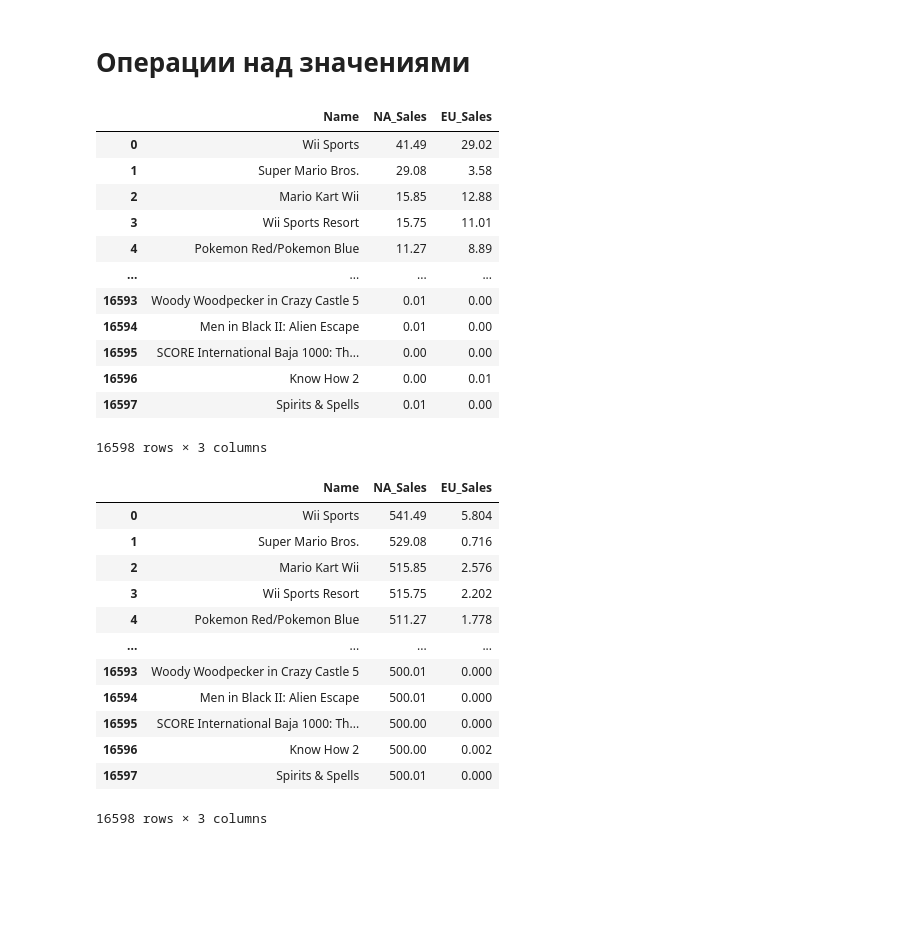
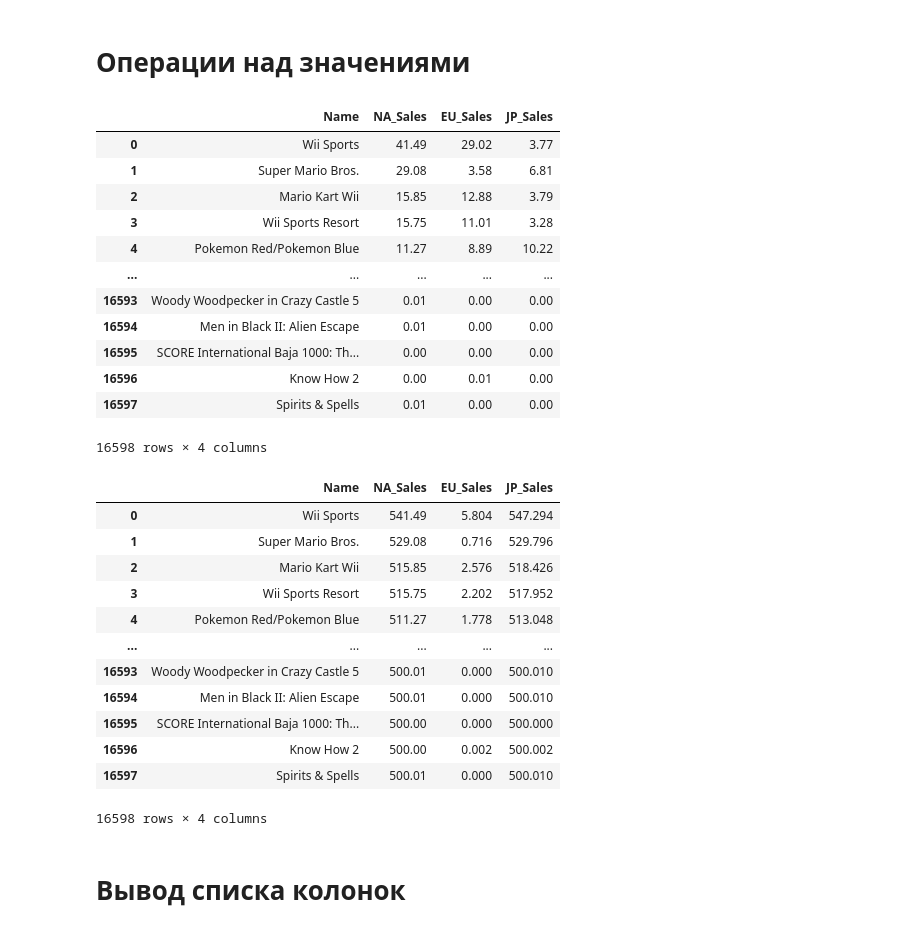
Before and after one commit to ArtemAvanesov/Python-Labs, a Jupyter notebook: Экспериментальные проекты/Pandas/pandas.ipynb, the cells around one changed output. Saved outputs shown, nothing was run; the diff lists cells and outputs as text; code cells hidden in the pictures; blank space fills up the shorter version.

```diff
--- a/Экспериментальные проекты/Pandas/pandas.ipynb
+++ b/Экспериментальные проекты/Pandas/pandas.ipynb
@@ -260,37 +260,40 @@ games_for_dropna
 # %% [markdown]
 # Операции над значениями
 # %%
-games_for_operation = games[['Name', 'NA_Sales', 'EU_Sales']].copy()
+games_for_operation = games[['Name', 'NA_Sales', 'EU_Sales', 'JP_Sales']].copy()
 games_for_operation
 # %% [output]
-|  | Name | NA_Sales | EU_Sales |
-| 0 | Wii Sports | 41.49 | 29.02 |
-| 1 | Super Mario Bros. | 29.08 | 3.58 |
-| 2 | Mario Kart Wii | 15.85 | 12.88 |
-| 3 | Wii Sports Resort | 15.75 | 11.01 |
-| 4 | Pokemon Red/Pokemon Blue | 11.27 | 8.89 |
-| ... | ... | ... | ... |
-| 16593 | Woody Woodpecker in Crazy Castle 5 | 0.01 | 0.00 |
-| 16594 | Men in Black II: Alien Escape | 0.01 | 0.00 |
-| 16595 | SCORE International Baja 1000: Th... | 0.00 | 0.00 |
-| 16596 | Know How 2 | 0.00 | 0.01 |
-| 16597 | Spirits & Spells | 0.01 | 0.00 |
+|  | Name | NA_Sales | EU_Sales | JP_Sales |
+| 0 | Wii Sports | 41.49 | 29.02 | 3.77 |
+| 1 | Super Mario Bros. | 29.08 | 3.58 | 6.81 |
+| 2 | Mario Kart Wii | 15.85 | 12.88 | 3.79 |
+| 3 | Wii Sports Resort | 15.75 | 11.01 | 3.28 |
+| 4 | Pokemon Red/Pokemon Blue | 11.27 | 8.89 | 10.22 |
+| ... | ... | ... | ... | ... |
+| 16593 | Woody Woodpecker in Crazy Castle 5 | 0.01 | 0.00 | 0.00 |
+| 16594 | Men in Black II: Alien Escape | 0.01 | 0.00 | 0.00 |
+| 16595 | SCORE International Baja 1000: Th... | 0.00 | 0.00 | 0.00 |
+| 16596 | Know How 2 | 0.00 | 0.01 | 0.00 |
+| 16597 | Spirits & Spells | 0.01 | 0.00 | 0.00 |
-16598 rows × 3 columns
+16598 rows × 4 columns
 # %%
 games_for_operation['NA_Sales'] +=500
 games_for_operation['EU_Sales'] /=5
+games_for_operation['JP_Sales'] = games_for_operation['EU_Sales'] + games_for_operation['NA_Sales']
 games_for_operation
 # %% [output]
-|  | Name | NA_Sales | EU_Sales |
-| 0 | Wii Sports | 541.49 | 5.804 |
-| 1 | Super Mario Bros. | 529.08 | 0.716 |
-| 2 | Mario Kart Wii | 515.85 | 2.576 |
-| 3 | Wii Sports Resort | 515.75 | 2.202 |
-| 4 | Pokemon Red/Pokemon Blue | 511.27 | 1.778 |
-| ... | ... | ... | ... |
-| 16593 | Woody Woodpecker in Crazy Castle 5 | 500.01 | 0.000 |
-| 16594 | Men in Black II: Alien Escape | 500.01 | 0.000 |
-| 16595 | SCORE International Baja 1000: Th... | 500.00 | 0.000 |
-| 16596 | Know How 2 | 500.00 | 0.002 |
-| 16597 | Spirits & Spells | 500.01 | 0.000 |
+|  | Name | NA_Sales | EU_Sales | JP_Sales |
+| 0 | Wii Sports | 541.49 | 5.804 | 547.294 |
+| 1 | Super Mario Bros. | 529.08 | 0.716 | 529.796 |
+| 2 | Mario Kart Wii | 515.85 | 2.576 | 518.426 |
+| 3 | Wii Sports Resort | 515.75 | 2.202 | 517.952 |
+| 4 | Pokemon Red/Pokemon Blue | 511.27 | 1.778 | 513.048 |
+| ... | ... | ... | ... | ... |
+| 16593 | Woody Woodpecker in Crazy Castle 5 | 500.01 | 0.000 | 500.010 |
+| 16594 | Men in Black II: Alien Escape | 500.01 | 0.000 | 500.010 |
+| 16595 | SCORE International Baja 1000: Th... | 500.00 | 0.000 | 500.000 |
+| 16596 | Know How 2 | 500.00 | 0.002 | 500.002 |
+| 16597 | Spirits & Spells | 500.01 | 0.000 | 500.010 |
-16598 rows × 3 columns
+16598 rows × 4 columns
+# %% [markdown]
+# Вывод списка колонок
```
Also changed, not shown: parts of 5 cells of this notebook.
